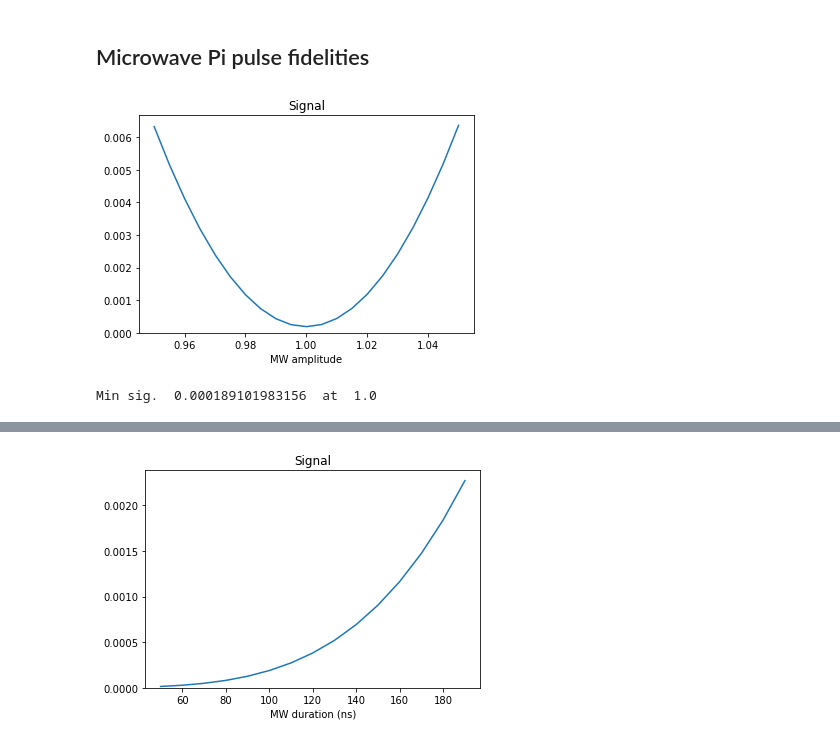
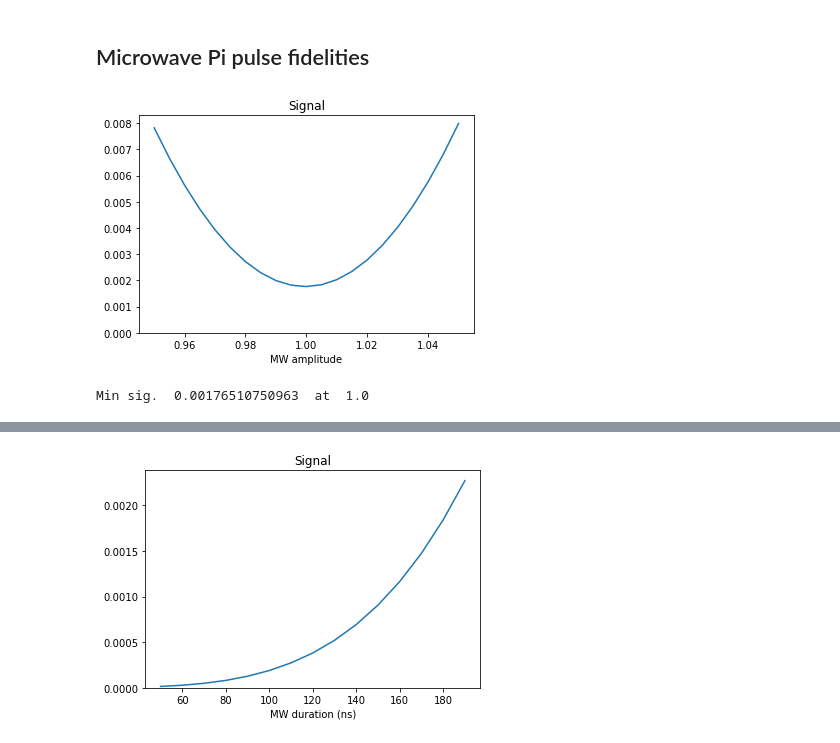
Before and after one commit to zaguros/analysis, a Jupyter notebook: notebooks/Quantum Networks/Simulations/MW_pulse_simulation.ipynb, the cells around one changed output, grey strips where cells are left out. Saved outputs shown, nothing was run; the diff lists cells and outputs as text; code cells hidden in the pictures.

```diff
--- a/notebooks/Quantum Networks/Simulations/MW_pulse_simulation.ipynb
+++ b/notebooks/Quantum Networks/Simulations/MW_pulse_simulation.ipynb
@@ -11,8 +11,8 @@ from analysis.lib.sim import electron_nuclear_sim2 as nsc; reload(nsc)
 ## Microwave Pi pulse fidelities
 # %%
 reload(nsc)
-NVsys = nsc.noisy_NV_system(mw_duration=100e-9,carbon_params = [],inc_nitrogen=True,pulse_shape='Hermite')
+NVsys = nsc.noisy_NV_system(mw_duration=180e-9,carbon_params = [],inc_nitrogen=True,pulse_shape='Hermite')
 fids = nsc.sweep_MW_amp(NVsys,N=1,amp_range=np.arange(0.95,1.05,0.005))
 # %% [output]
-[figure, old version]
+[figure, new version]
-Min sig.  0.000189101983156  at  1.0
+Min sig.  0.00176510750963  at  1.0
```
Also changed, not shown: parts of 2 cells of this notebook, 1 other file.
